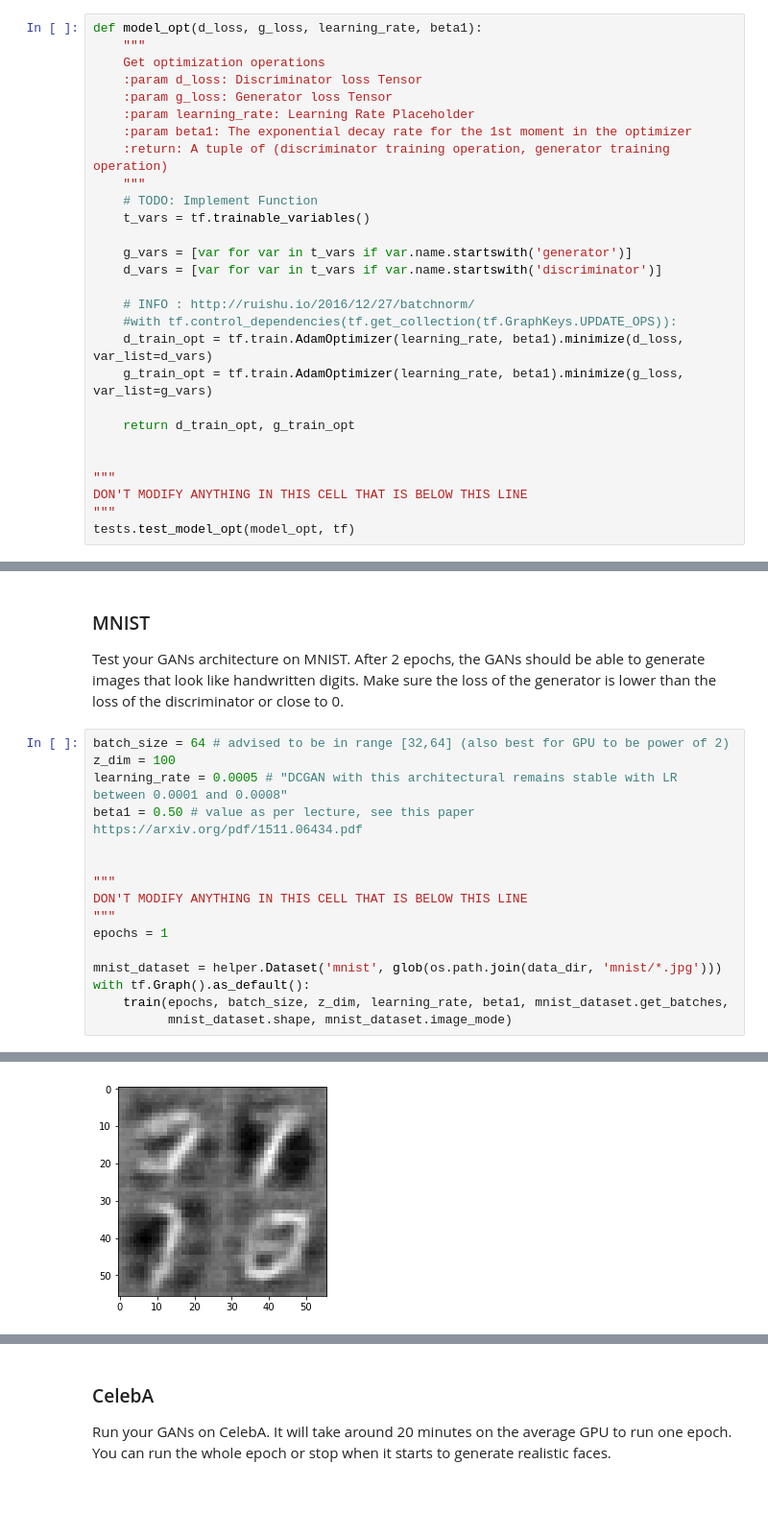
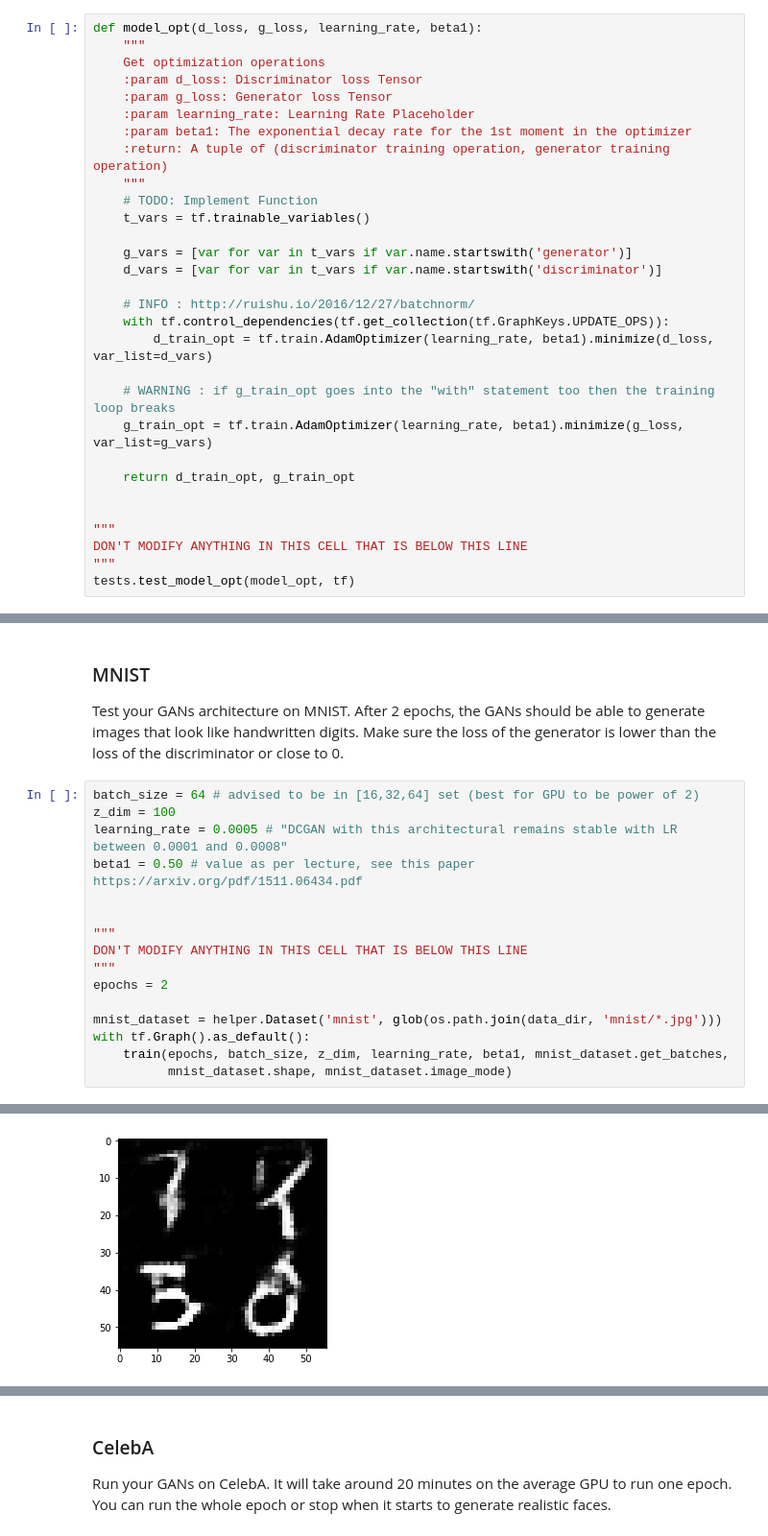
Before and after one commit to mzaradzki/umooc, a Jupyter notebook: face_generation/dlnd_face_generation.ipynb, the cells around one changed output, grey strips where cells are left out. Shown at 96% size. Cells and saved outputs as stored; diff of their text form; blank space fills up the shorter version.

Commit message:
small bug fix related to batchnorm

```diff
--- a/face_generation/dlnd_face_generation.ipynb
+++ b/face_generation/dlnd_face_generation.ipynb
@@ -326,8 +324,10 @@ def model_opt(d_loss, g_loss, learning_rate, beta1):
     d_vars = [var for var in t_vars if var.name.startswith('discriminator')]
 
     # INFO : http://ruishu.io/2016/12/27/batchnorm/
-    #with tf.control_dependencies(tf.get_collection(tf.GraphKeys.UPDATE_OPS)):
-    d_train_opt = tf.train.AdamOptimizer(learning_rate, beta1).minimize(d_loss, var_list=d_vars)
+    with tf.control_dependencies(tf.get_collection(tf.GraphKeys.UPDATE_OPS)):
+        d_train_opt = tf.train.AdamOptimizer(learning_rate, beta1).minimize(d_loss, var_list=d_vars)
+
+    # WARNING : if g_train_opt goes into the "with" statement too then the training loop breaks
     g_train_opt = tf.train.AdamOptimizer(learning_rate, beta1).minimize(g_loss, var_list=g_vars)
 
     return d_train_opt, g_train_opt
@@ -449,7 +449,7 @@ def train(epoch_count, batch_size, z_dim, learning_rate, beta1, get_batches, dat
 ### MNIST
 Test your GANs architecture on MNIST.  After 2 epochs, the GANs should be able to generate images that look like handwritten digits.  Make sure the loss of the generator is lower than the loss of the discriminator or close to 0.
 # %%
-batch_size = 64 # advised to be in range [32,64] (also best for GPU to be power of 2)
+batch_size = 64 # advised to be in [16,32,64] set (best for GPU to be power of 2)
 z_dim = 100
 learning_rate = 0.0005 # "DCGAN with this architectural remains stable with LR between 0.0001 and 0.0008"
 beta1 = 0.50 # value as per lecture, see this paper https://arxiv.org/pdf/1511.06434.pdf
@@ -458,7 +458,7 @@ beta1 = 0.50 # value as per lecture, see this paper https://arxiv.org/pdf/1511.0
 """
 DON'T MODIFY ANYTHING IN THIS CELL THAT IS BELOW THIS LINE
 """
-epochs = 1
+epochs = 2
 
 mnist_dataset = helper.Dataset('mnist', glob(os.path.join(data_dir, 'mnist/*.jpg')))
 with tf.Graph().as_default():
@@ -472 +472 @@ with tf.Graph().as_default():
-[figure, old version]
+[figure, new version]
```
Also changed, not shown: parts of 5 cells of this notebook.
